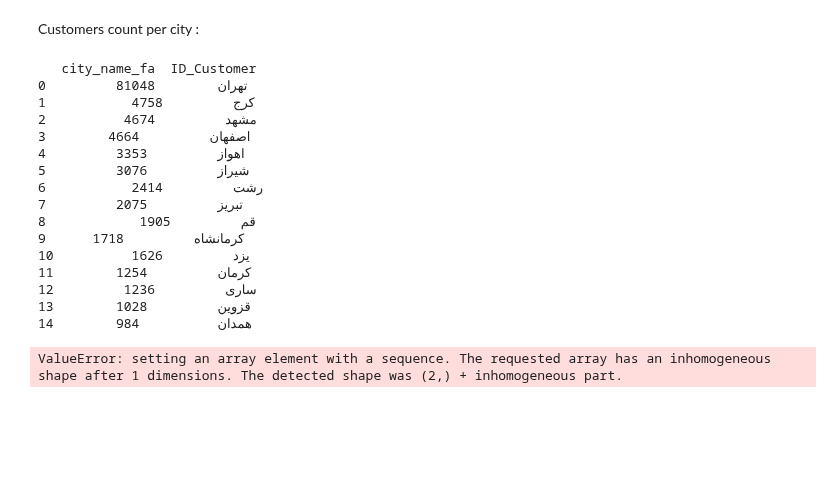
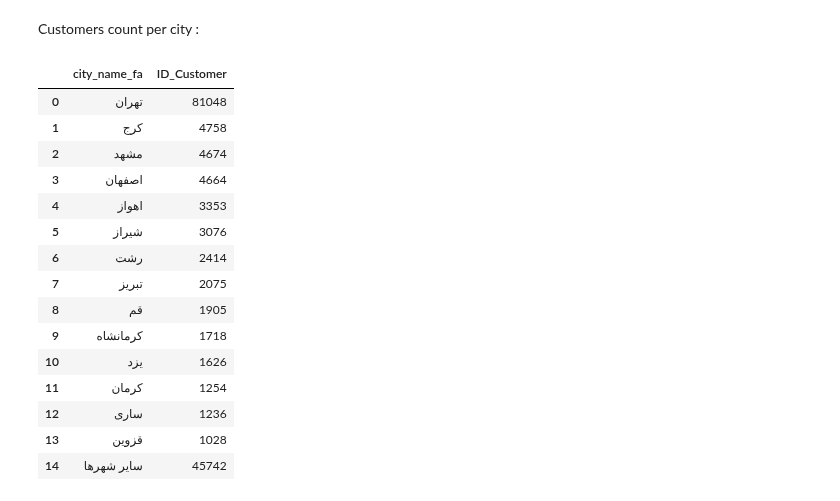
Before and after one commit to TaRa1999R/Data_Science, a Jupyter notebook: assignment39/3_digikala.ipynb, the cells around one changed output. Saved outputs shown, nothing was run; the diff lists cells and outputs as text; code cells hidden in the pictures; blank space fills up the shorter version.

Commit message:
Data_Science

```diff
--- a/assignment39/3_digikala.ipynb
+++ b/assignment39/3_digikala.ipynb
@@ -53,35 +53,30 @@ plt.show ()
 [figure]
 # %% [markdown]
 Customers count per city :
-# %%
-customer = data.groupby('city_name_fa')['ID_Customer'].nunique().reset_index()
-customer_sort = customer.sort_values('ID_Customer' , ascending = False).reset_index(drop = True)
-print (customer_sort.head(15))
-
-other_vlue = customer_sort['city_name_fa'][14:].sum()
-no_customer = np.array(object = customer_sort['ID_Customer'][:14])
-name = np.array (object = customer_sort['city_name_fa'][:14] , dtype = str)
-
-plt.figure (figsize = (12 , 8))
-plt.pie(no_customer , labels = name)
-plt.title ('Number of Customers per City')
-plt.savefig ('outputs\output_3_number of customers.png')
-plt.show()
-# %% [output]
-   city_name_fa  ID_Customer
-0         تهران        81048
-1           کرج         4758
-2          مشهد         4674
-3        اصفهان         4664
-4         اهواز         3353
-5         شیراز         3076
-6           رشت         2414
-7         تبریز         2075
-8            قم         1905
-9      کرمانشاه         1718
-10          یزد         1626
-11        کرمان         1254
-12         ساری         1236
-13        قزوین         1028
-14        همدان          984
-ValueError: setting an array element with a sequence. The requested array has an inhomogeneous shape after 1 dimensions. The detected shape was (2,) + inhomogeneous part.
+# %%
+customer = data.groupby('city_name_fa')['ID_Customer'].nunique().reset_index()
+customer_sort = customer.sort_values('ID_Customer' , ascending = False).reset_index(drop = True)
+
+customer_no_other = customer_sort['ID_Customer'][9:].sum()
+
+other = pd.DataFrame ([['سایر شهرها' , customer_no_other]] , columns = ['city_name_fa' , 'ID_Customer'])
+final_tabel = pd.concat ([customer_sort.head(14) , other] , ignore_index = True)
+
+final_tabel
+# %% [output]
+|  | city_name_fa | ID_Customer |
+| 0 | تهران | 81048 |
+| 1 | کرج | 4758 |
+| 2 | مشهد | 4674 |
+| 3 | اصفهان | 4664 |
+| 4 | اهواز | 3353 |
+| 5 | شیراز | 3076 |
+| 6 | رشت | 2414 |
+| 7 | تبریز | 2075 |
+| 8 | قم | 1905 |
+| 9 | کرمانشاه | 1718 |
+| 10 | یزد | 1626 |
+| 11 | کرمان | 1254 |
+| 12 | ساری | 1236 |
+| 13 | قزوین | 1028 |
+| 14 | سایر شهرها | 45742 |
```
Also changed, not shown: parts of 1 cell of this notebook, 1 other file.
